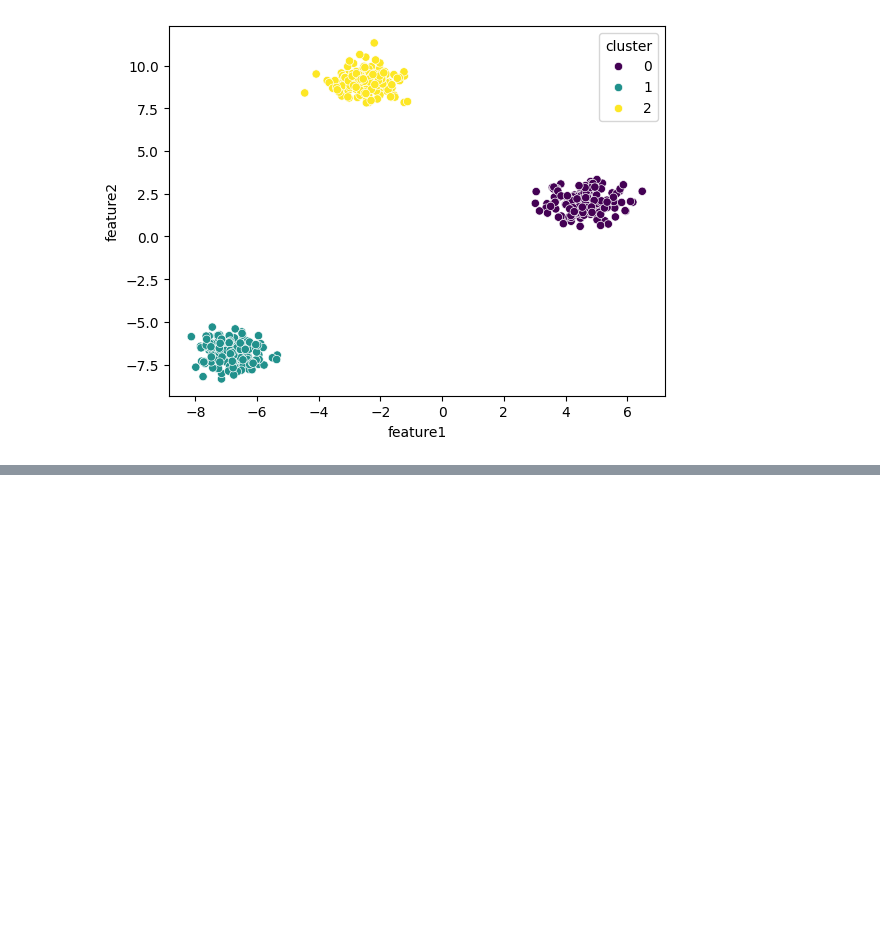
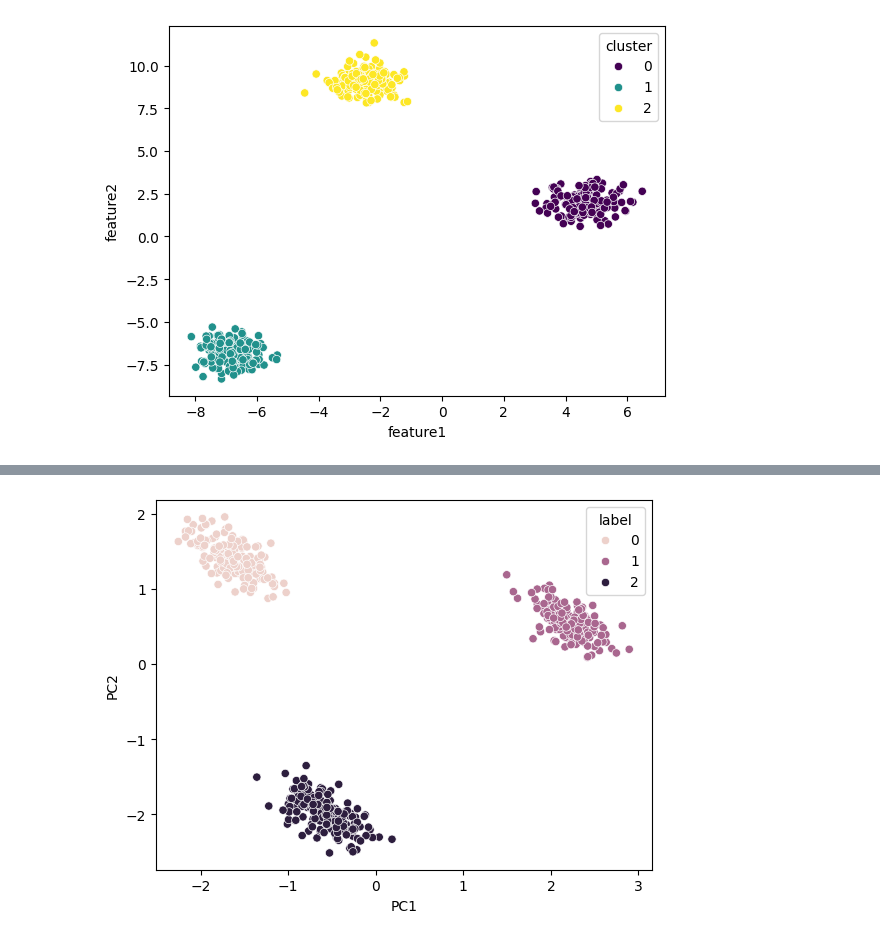
Before and after one commit to rajeshgowda116/Machine-Learning, a Jupyter notebook: projects/Clustering/Cluster.ipynb, the cells around one changed output, grey strips where cells are left out. Saved outputs shown, nothing was run; the diff lists cells and outputs as text; code cells hidden in the pictures; blank space fills up the shorter version.

```diff
--- a/projects/Clustering/Cluster.ipynb
+++ b/projects/Clustering/Cluster.ipynb
@@ -101,0 +174,2 @@ sns.scatterplot(
+# %%
+x,y_true=make_blobs(n_samples=500,n_features=5,centers=3,cluster_std=0.60,random_state=42)
@@ -101,0 +187,3 @@ sns.scatterplot(
+# %%
+scaler = StandardScaler()
+X_scaled = scaler.fit_transform(x)
@@ -101,0 +201,3 @@ sns.scatterplot(
+# %%
+pca=PCA(n_components=2)
+x_pca=pca.fit_transform(X_scaled)
@@ -101,0 +224,14 @@ sns.scatterplot(
+# %%
+df_pca = pd.DataFrame(x_pca, columns=['PC1', 'PC2'])
+df_pca['label'] = y_true
+# %%
+sns.scatterplot(
+    data=df_pca,
+    x='PC1',
+    y='PC2',
+    hue='label'
+)
+
+plt.show()
+# %% [output]
+[figure, added]
```
Also changed, not shown: parts of 18 cells of this notebook.
